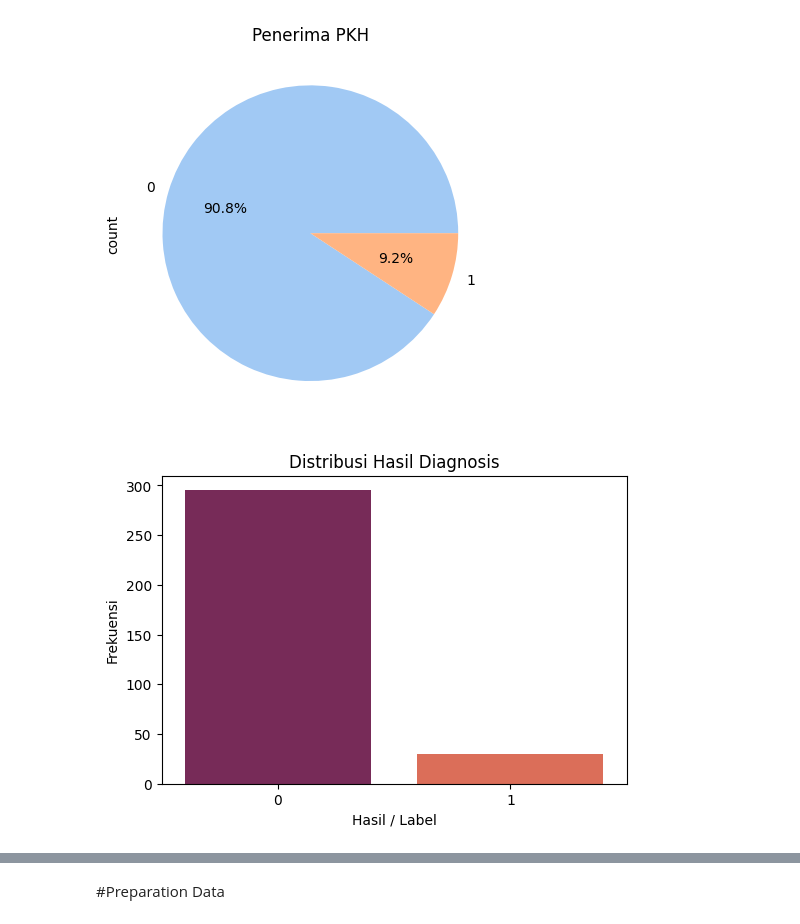
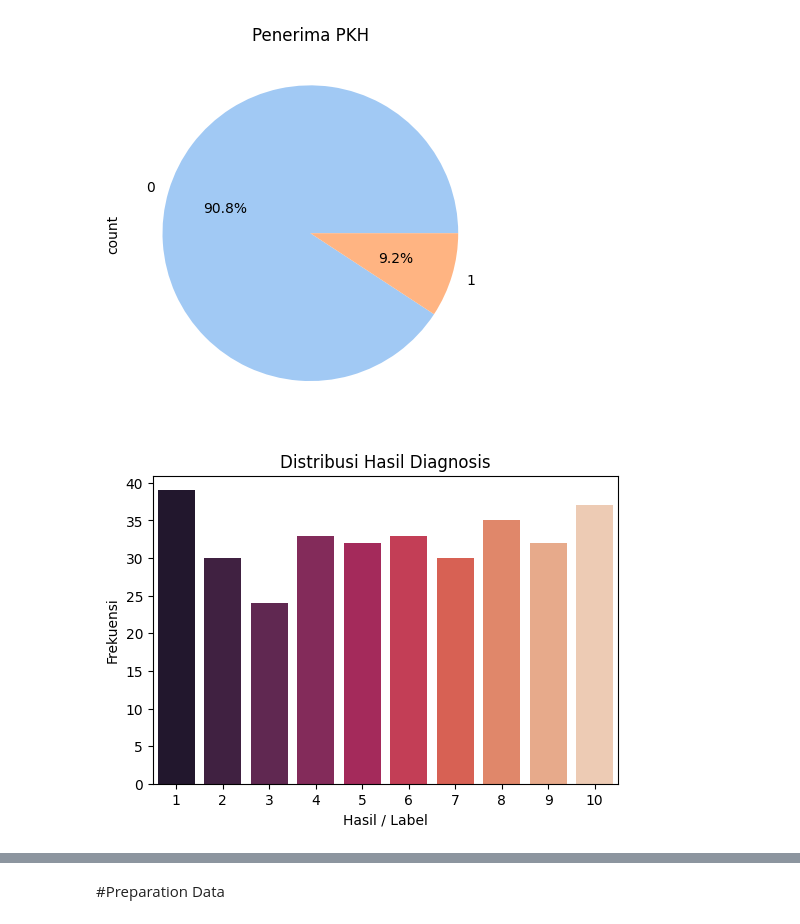
Before and after one commit to Rizki-132/Allmateri, a Jupyter notebook: Klasifikasi_program_pkh_(Fix).ipynb, the cells around one changed output, grey strips where cells are left out. Saved outputs shown, nothing was run; the diff lists cells and outputs as text; code cells hidden in the pictures.

```diff
--- a/Klasifikasi_program_pkh_(Fix).ipynb
+++ b/Klasifikasi_program_pkh_(Fix).ipynb
@@ -157,14 +165,14 @@ plt.show()
 [figure]
 # %%
 plt.figure(figsize=(6,4))
-sns.countplot(data=df, x='penerima PKH', palette='rocket')
+sns.countplot(data=df, x='jenis pekerjaan', palette='rocket')
 
 plt.title('Distribusi Hasil Diagnosis')
 plt.xlabel('Hasil / Label')
 plt.ylabel('Frekuensi')
 plt.show()
 # %% [output]
-[figure, old version]
+[figure, new version]
 # %%
 df = df.drop(columns=['nama','tempat lahir'])
 df.corr()
```
Also changed, not shown: parts of 23 cells of this notebook.
